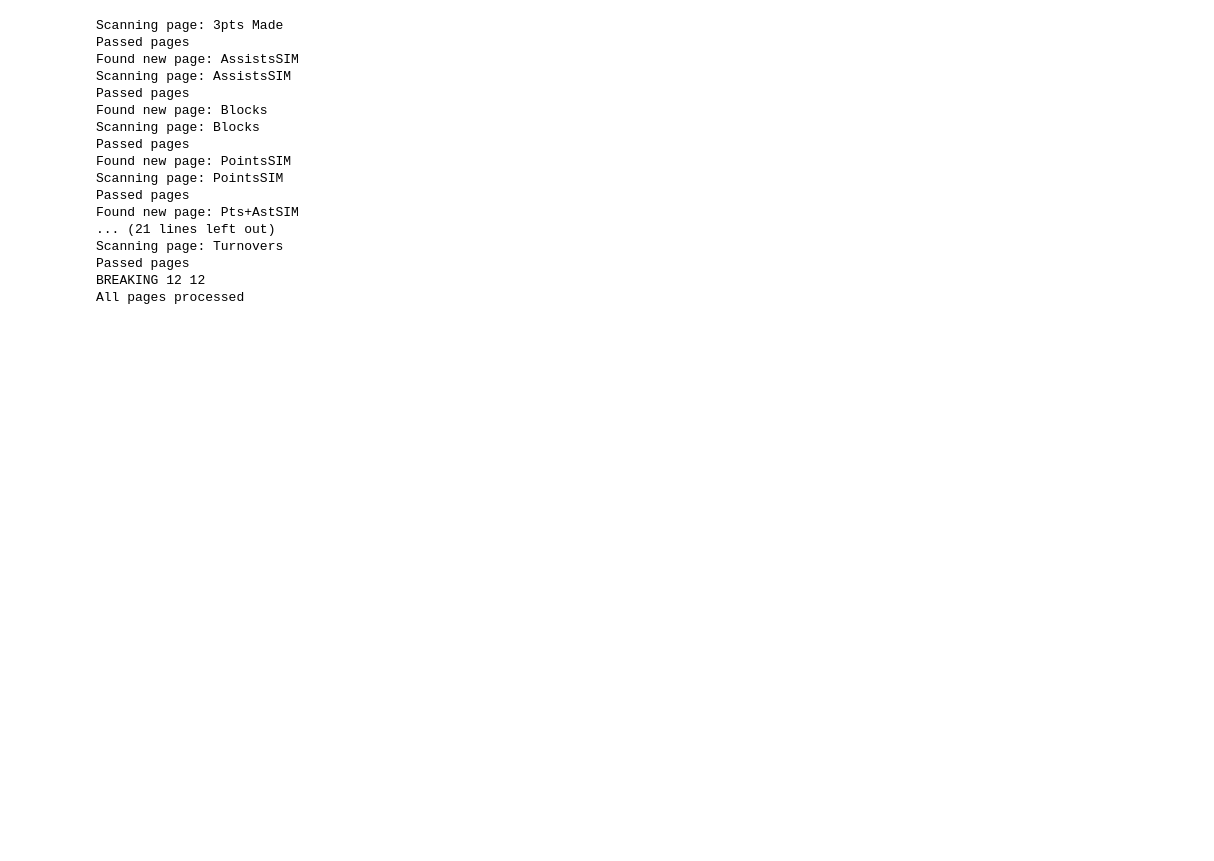
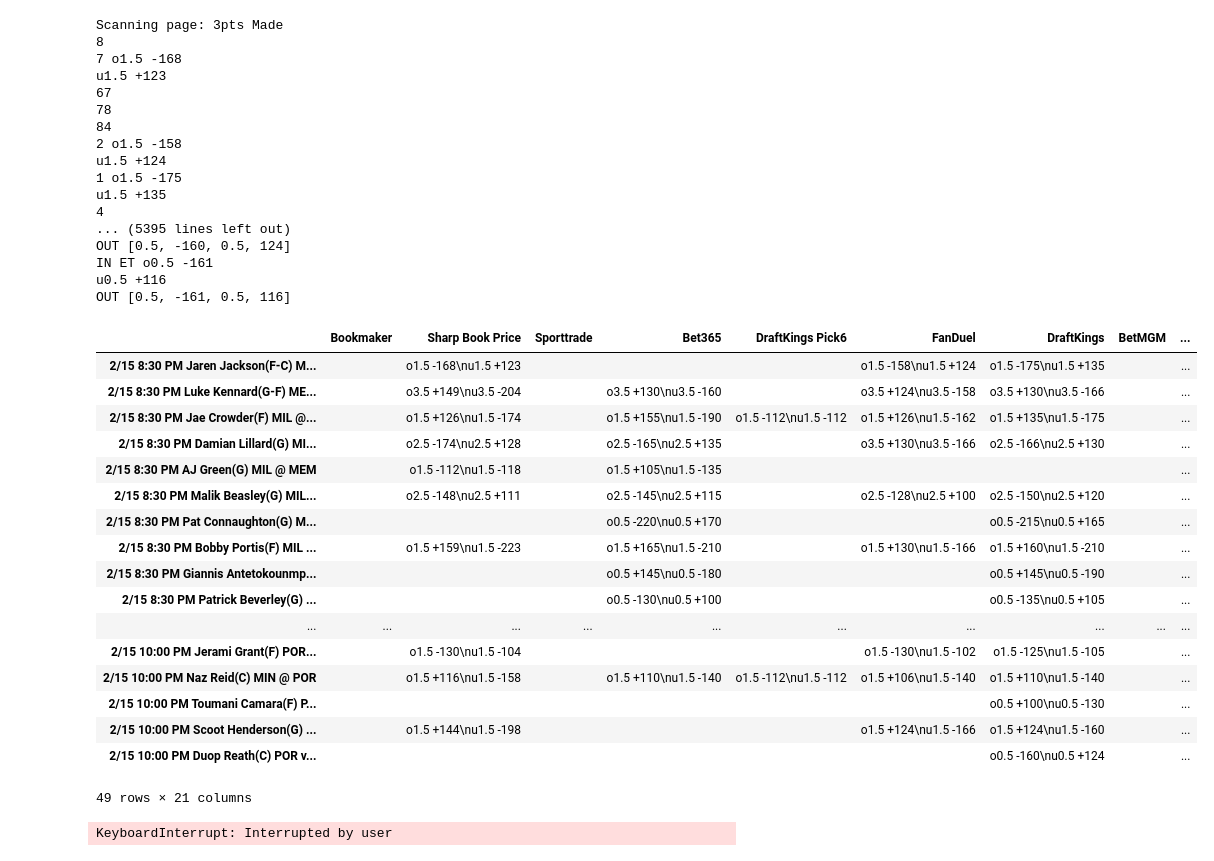
Before and after one commit to lichengrui/Sports-analytics-scraper, a Jupyter notebook: Scraper.ipynb, the cells around one changed output. Drawn from its saved outputs; the diff is of its cells as text; code cells hidden in the pictures; blank space fills up the shorter version.

```diff
--- a/Scraper.ipynb
+++ b/Scraper.ipynb
@@ -10,7 +10,7 @@ from datetime import datetime
 
 def extract_text(s):
     # Define a regular expression pattern to match the desired components
-    pattern = r'o(\d+\.\d+)\s*(-?\d+)\nu(\d+\.\d+)\s*([-+]\d+)'
+    pattern = r'o(\d+\.\d+)\s*([-+]?\d+)\nu(\d+\.\d+)\s*([-+]\d+)'
 
     # Use re.findall to find all occurrences of the pattern in the string
     matches = re.findall(pattern, s)
@@ -134,6 +134,7 @@ while True:
                 for cell in cells:
                     col_id = cell.get_attribute("col-id")
                     player_data[player_id][col_id] = cell.text
+                    print(col_id, cell.text)
             except:
                 pass
 
@@ -187,46 +188,65 @@ while True:
             attempts += 1
 
     pages = dropdowndiv.find_elements(By.TAG_NAME, "button")
     print("_________________")
     for page in pages:
         attempts = 0
         parsed = False
         while(attempts < 5 and not parsed):
             try:
                 page_name = page.text
                 parsed = True
                 break
             except:
                 attempts += 1
         if page_name not in visited_pages:
             print("Found new page:", page_name)
             break
 
     if len(visited_pages) == len(pages) or prevpages == len(visited_pages):
         print("All pages processed")
         break
 
 
 # Loop to keep scrolling down until no more new child divs are loaded
 
 
 # Finally, remember to close the browser window when done
 driver.quit()
 # %% [output]
 Scanning page: 3pts Made
-Passed pages
-Found new page: AssistsSIM
-Scanning page: AssistsSIM
-Passed pages
-Found new page: Blocks
-Scanning page: Blocks
-Passed pages
-Found new page: PointsSIM
-Scanning page: PointsSIM
-Passed pages
-Found new page: Pts+AstSIM
-... (21 lines left out)
-Scanning page: Turnovers
-Passed pages
-BREAKING 12 12
-All pages processed
+8
+7 o1.5 -168
+u1.5 +123
+67
+78
+84
+2 o1.5 -158
+u1.5 +124
+1 o1.5 -175
+u1.5 +135
+4
+... (5395 lines left out)
+OUT [0.5, -160, 0.5, 124]
+IN ET o0.5 -161
+u0.5 +116
+OUT [0.5, -161, 0.5, 116]
+|  | Bookmaker | Sharp Book Price | Sporttrade | Bet365 | DraftKings Pick6 | FanDuel | DraftKings | BetMGM | ... |
+| 2/15 8:30 PM Jaren Jackson(F-C) M... |  | o1.5 -168\nu1.5 +123 |  |  |  | o1.5 -158\nu1.5 +124 | o1.5 -175\nu1.5 +135 |  | ... |
+| 2/15 8:30 PM Luke Kennard(G-F) ME... |  | o3.5 +149\nu3.5 -204 |  | o3.5 +130\nu3.5 -160 |  | o3.5 +124\nu3.5 -158 | o3.5 +130\nu3.5 -166 |  | ... |
+| 2/15 8:30 PM Jae Crowder(F) MIL @... |  | o1.5 +126\nu1.5 -174 |  | o1.5 +155\nu1.5 -190 | o1.5 -112\nu1.5 -112 | o1.5 +126\nu1.5 -162 | o1.5 +135\nu1.5 -175 |  | ... |
+| 2/15 8:30 PM Damian Lillard(G) MI... |  | o2.5 -174\nu2.5 +128 |  | o2.5 -165\nu2.5 +135 |  | o3.5 +130\nu3.5 -166 | o2.5 -166\nu2.5 +130 |  | ... |
+| 2/15 8:30 PM AJ Green(G) MIL @ MEM |  | o1.5 -112\nu1.5 -118 |  | o1.5 +105\nu1.5 -135 |  |  |  |  | ... |
+| 2/15 8:30 PM Malik Beasley(G) MIL... |  | o2.5 -148\nu2.5 +111 |  | o2.5 -145\nu2.5 +115 |  | o2.5 -128\nu2.5 +100 | o2.5 -150\nu2.5 +120 |  | ... |
+| 2/15 8:30 PM Pat Connaughton(G) M... |  |  |  | o0.5 -220\nu0.5 +170 |  |  | o0.5 -215\nu0.5 +165 |  | ... |
+| 2/15 8:30 PM Bobby Portis(F) MIL ... |  | o1.5 +159\nu1.5 -223 |  | o1.5 +165\nu1.5 -210 |  | o1.5 +130\nu1.5 -166 | o1.5 +160\nu1.5 -210 |  | ... |
+| 2/15 8:30 PM Giannis Antetokounmp... |  |  |  | o0.5 +145\nu0.5 -180 |  |  | o0.5 +145\nu0.5 -190 |  | ... |
+| 2/15 8:30 PM Patrick Beverley(G) ... |  |  |  | o0.5 -130\nu0.5 +100 |  |  | o0.5 -135\nu0.5 +105 |  | ... |
+| ... | ... | ... | ... | ... | ... | ... | ... | ... | ... |
+| 2/15 10:00 PM Jerami Grant(F) POR... |  | o1.5 -130\nu1.5 -104 |  |  |  | o1.5 -130\nu1.5 -102 | o1.5 -125\nu1.5 -105 |  | ... |
+| 2/15 10:00 PM Naz Reid(C) MIN @ POR |  | o1.5 +116\nu1.5 -158 |  | o1.5 +110\nu1.5 -140 | o1.5 -112\nu1.5 -112 | o1.5 +106\nu1.5 -140 | o1.5 +110\nu1.5 -140 |  | ... |
+| 2/15 10:00 PM Toumani Camara(F) P... |  |  |  |  |  |  | o0.5 +100\nu0.5 -130 |  | ... |
+| 2/15 10:00 PM Scoot Henderson(G) ... |  | o1.5 +144\nu1.5 -198 |  |  |  | o1.5 +124\nu1.5 -166 | o1.5 +124\nu1.5 -160 |  | ... |
+| 2/15 10:00 PM Duop Reath(C) POR v... |  |  |  |  |  |  | o0.5 -160\nu0.5 +124 |  | ... |
+49 rows × 21 columns
+KeyboardInterrupt: Interrupted by user
```
Also changed, not shown: parts of 1 cell of this notebook, 12 other files.
